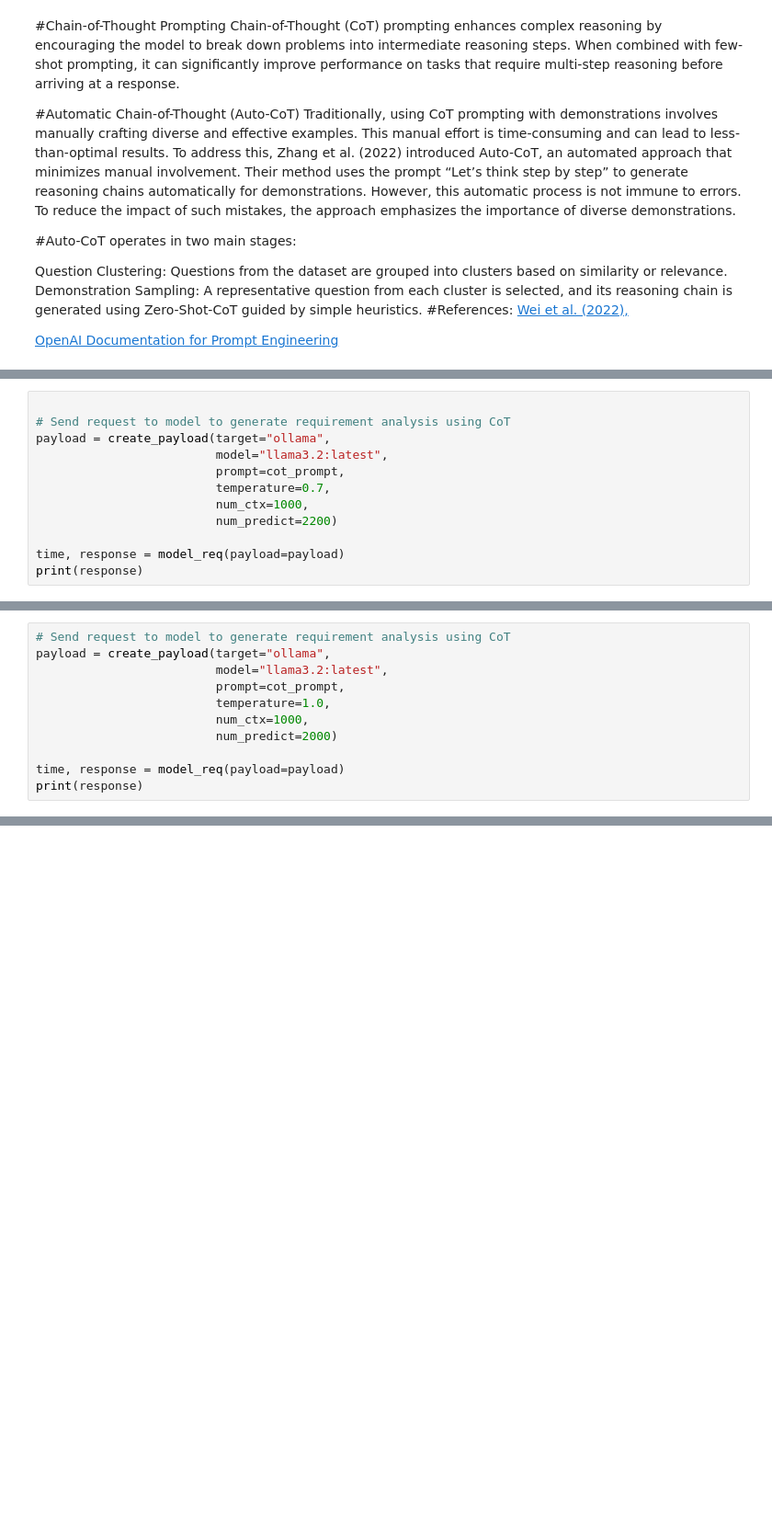
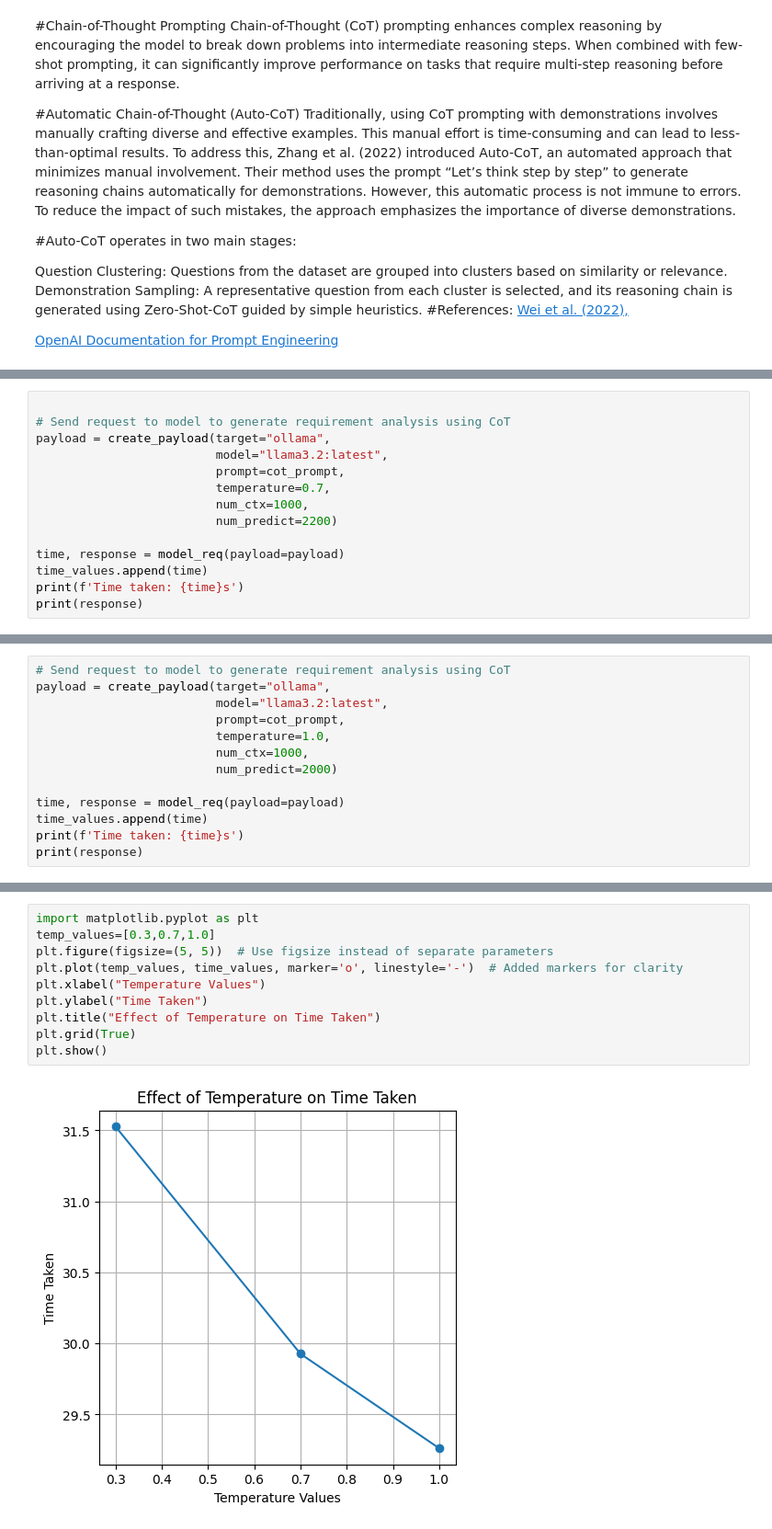
Before and after one commit to jhansy29/genai_prompt_engineering, a Jupyter notebook: prompt-eng/chain_of_thought.ipynb, the cells around one changed output, grey strips where cells are left out. Shown at 92% size. Cells and saved outputs as stored; diff of their text form; blank space fills up the shorter version.

Commit message:
Added response time analysis

```diff
--- a/prompt-eng/chain_of_thought.ipynb
+++ b/prompt-eng/chain_of_thought.ipynb
@@ -201,5 +139,7 @@ payload = create_payload(target="ollama",
                          num_predict=2200)
 
 time, response = model_req(payload=payload)
+time_values.append(time)
+print(f'Time taken: {time}s')
 print(response)
 # %% [output]
@@ -230,5 +170,7 @@ payload = create_payload(target="ollama",
                          num_predict=2000)
 
 time, response = model_req(payload=payload)
+time_values.append(time)
+print(f'Time taken: {time}s')
 print(response)
 # %% [output]
@@ -251,0 +194,12 @@ print(response)
+# %%
+import matplotlib.pyplot as plt
+temp_values=[0.3,0.7,1.0]
+plt.figure(figsize=(5, 5))  # Use figsize instead of separate parameters
+plt.plot(temp_values, time_values, marker='o', linestyle='-')  # Added markers for clarity
+plt.xlabel("Temperature Values")
+plt.ylabel("Time Taken")
+plt.title("Effect of Temperature on Time Taken")
+plt.grid(True)
+plt.show()
+# %% [output]
+[figure, added]
```
Also changed, not shown: parts of 3 cells of this notebook, 10 other files.
